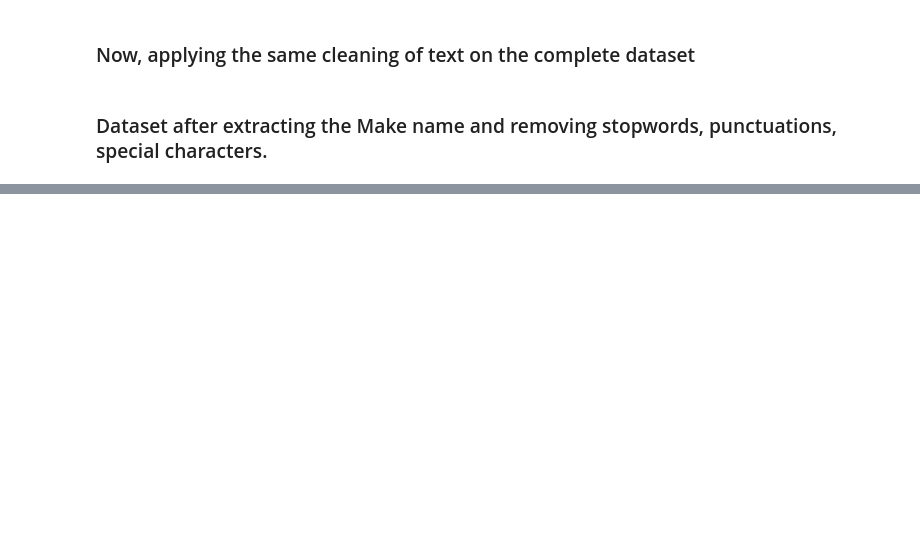
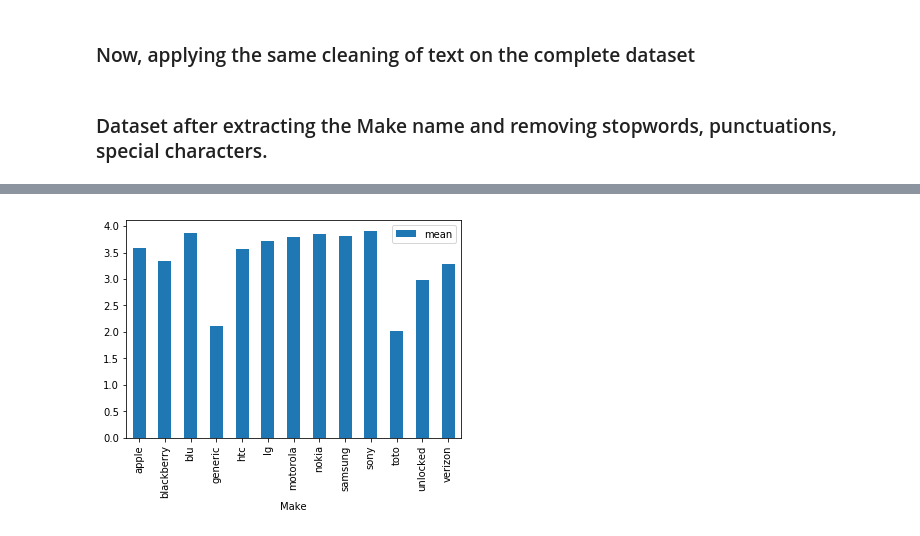
Before and after one commit to UNCG-CSE/CORPUS, a Jupyter notebook: Project_Mukund/Text Analytics on Reviews.ipynb, the cells around one changed output, grey strips where cells are left out. Cells and saved outputs as stored; diff of their text form; code cells hidden in the pictures; blank space fills up the shorter version.

```diff
--- a/Project_Mukund/Text Analytics on Reviews.ipynb
+++ b/Project_Mukund/Text Analytics on Reviews.ipynb
@@ -155,0 +170,8 @@ Full_df[200:205]
+# %%
+mean_df = mean.to_frame('mean').reset_index()
+count_df = count.to_frame('count').reset_index()
+# %%
+make_cnt_avg_df = pd.merge(mean_df,count_df,on='Make')
+# %%
+make_cnt_avg_df = make_cnt_avg_df.loc[(make_cnt_avg_df['count']>=100)]
+make_cnt_avg_df.head()
@@ -155,0 +202,7 @@ Full_df[200:205]
+# %%
+x = make_cnt_avg_df.loc[(make_cnt_avg_df['count']>=2000)]
+# %%
+x.plot('Make','mean',kind='bar')
+plt.show()
+# %% [output]
+[figure, added]
```
Also changed, not shown: parts of 13 cells of this notebook.
